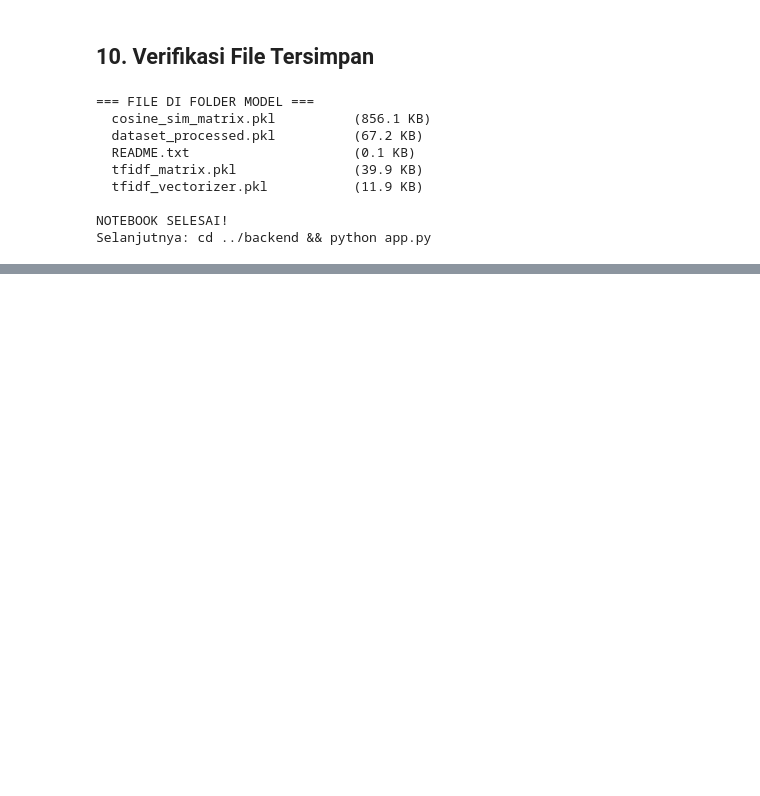
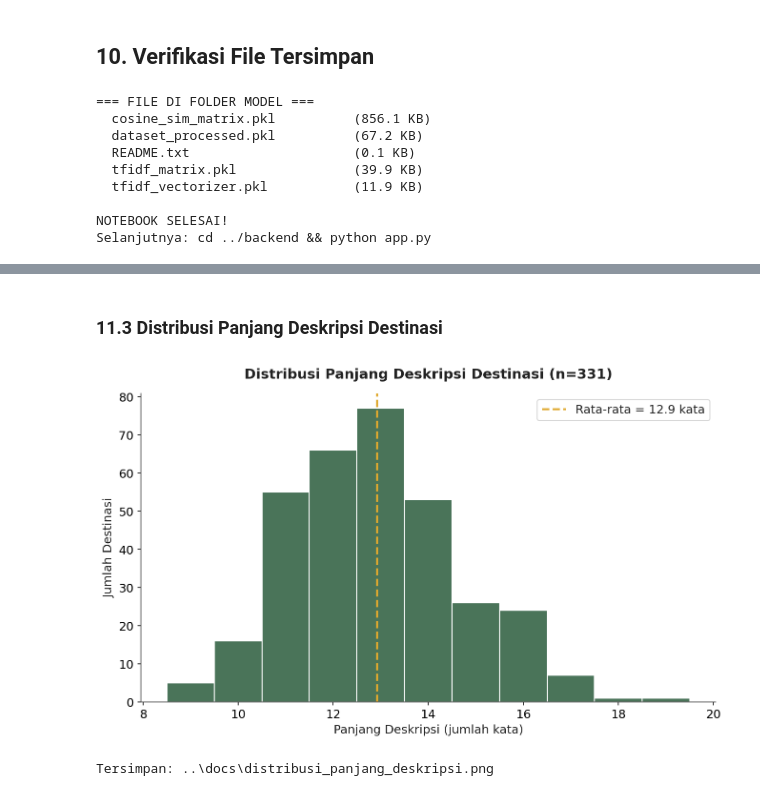
Before and after one commit to miraaldina/Rekomendasi-wisata-bandung, a Jupyter notebook: machineLearning/notebook/01_preprocessing_modeling.ipynb, the cells around one changed output, grey strips where cells are left out. Cells and saved outputs as stored; diff of their text form; code cells hidden in the pictures; blank space fills up the shorter version.

```diff
--- a/machineLearning/notebook/01_preprocessing_modeling.ipynb
+++ b/machineLearning/notebook/01_preprocessing_modeling.ipynb
@@ -1213,0 +1302,27 @@ Selanjutnya: cd ../backend && python app.py
+# %% [markdown]
+### 11.3 Distribusi Panjang Deskripsi Destinasi
+# %%
+# ============================================================
+# GAMBAR 3: Distribusi Panjang Deskripsi
+# ============================================================
+desc_len = df['Description'].str.split().str.len()
+
+fig, ax = plt.subplots(figsize=(9, 5.5), dpi=150)
+ax.hist(desc_len,
+        bins=range(int(desc_len.min()), int(desc_len.max()) + 2),
+        color=FOREST_3, edgecolor='white', align='left')
+ax.axvline(desc_len.mean(), color=GOLD, linestyle='--', linewidth=2,
+           label=f'Rata-rata = {desc_len.mean():.1f} kata')
+ax.set_xlabel('Panjang Deskripsi (jumlah kata)')
+ax.set_ylabel('Jumlah Destinasi')
+ax.set_title(f'Distribusi Panjang Deskripsi Destinasi (n={len(df)})',
+             fontsize=14, fontweight='bold', pad=15)
+ax.legend()
+ax.spines[['top', 'right']].set_visible(False)
+plt.tight_layout()
+plt.savefig(docs_dir / 'distribusi_panjang_deskripsi.png', facecolor='white')
+plt.show()
+print('Tersimpan:', docs_dir / 'distribusi_panjang_deskripsi.png')
+# %% [output]
+[figure, added]
+Tersimpan: ..\docs\distribusi_panjang_deskripsi.png
```
Also changed, not shown: parts of 14 cells of this notebook, 9 other files.
